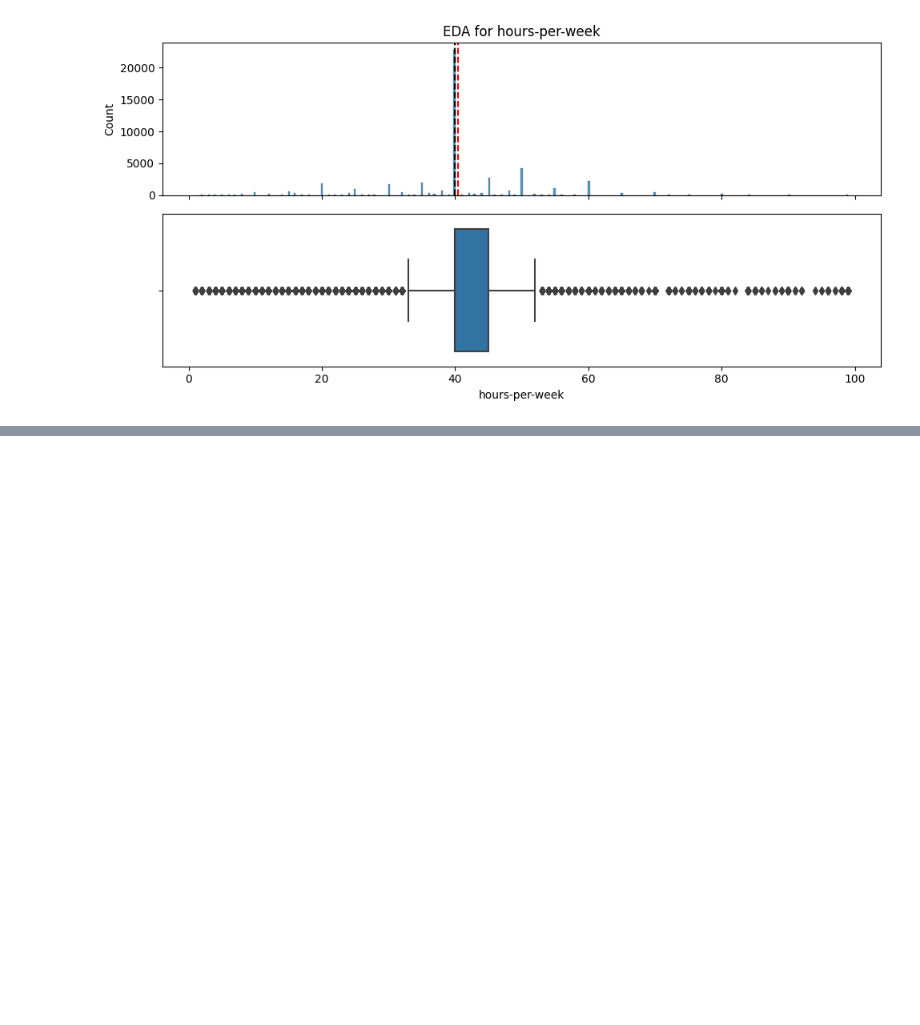
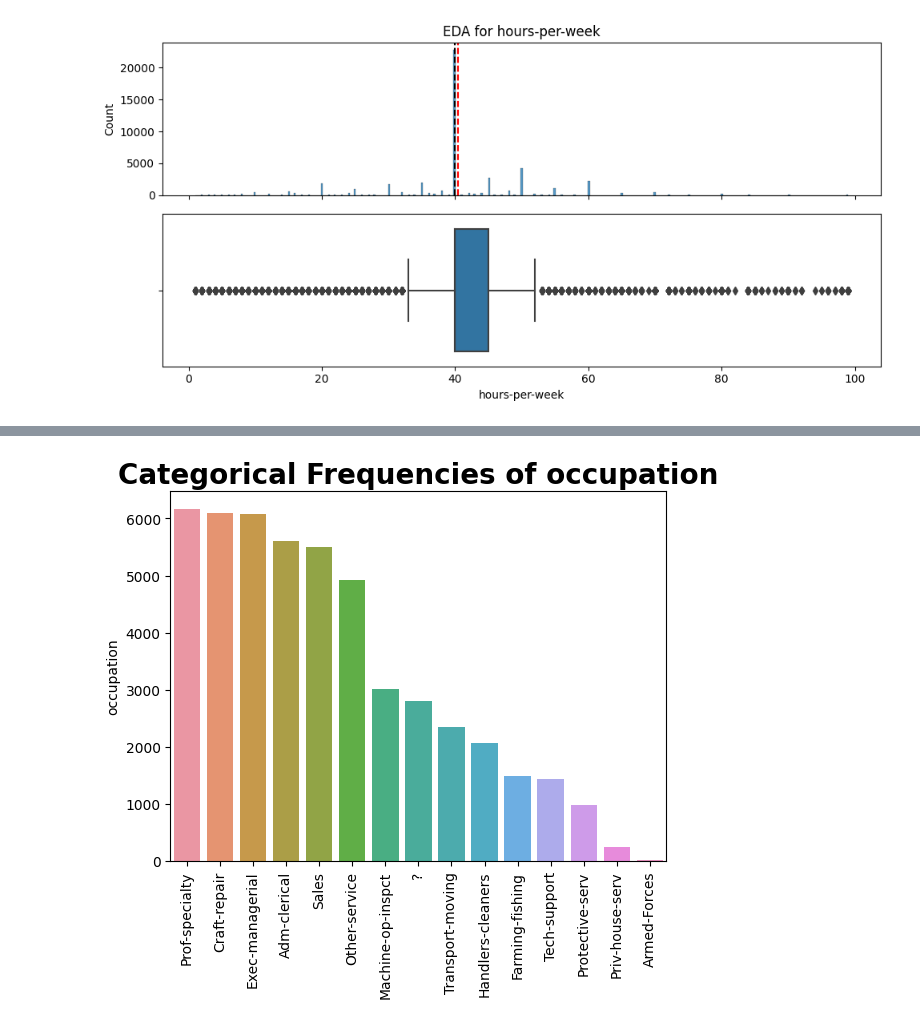
Before and after one commit to GyaviWalls/extra_datasets, a Jupyter notebook: Project_2.ipynb, the cells around one changed output, grey strips where cells are left out. Cells and saved outputs as stored; diff of their text form; code cells hidden in the pictures; blank space fills up the shorter version.

```diff
--- a/Project_2.ipynb
+++ b/Project_2.ipynb
@@ -331,0 +343,4 @@ IndexError: ignored
+# %%
+plot_bar(df2, cat_cols[3]);
+# %% [output]
+[figure, added]
```
Also changed, not shown: parts of 11 cells of this notebook.
